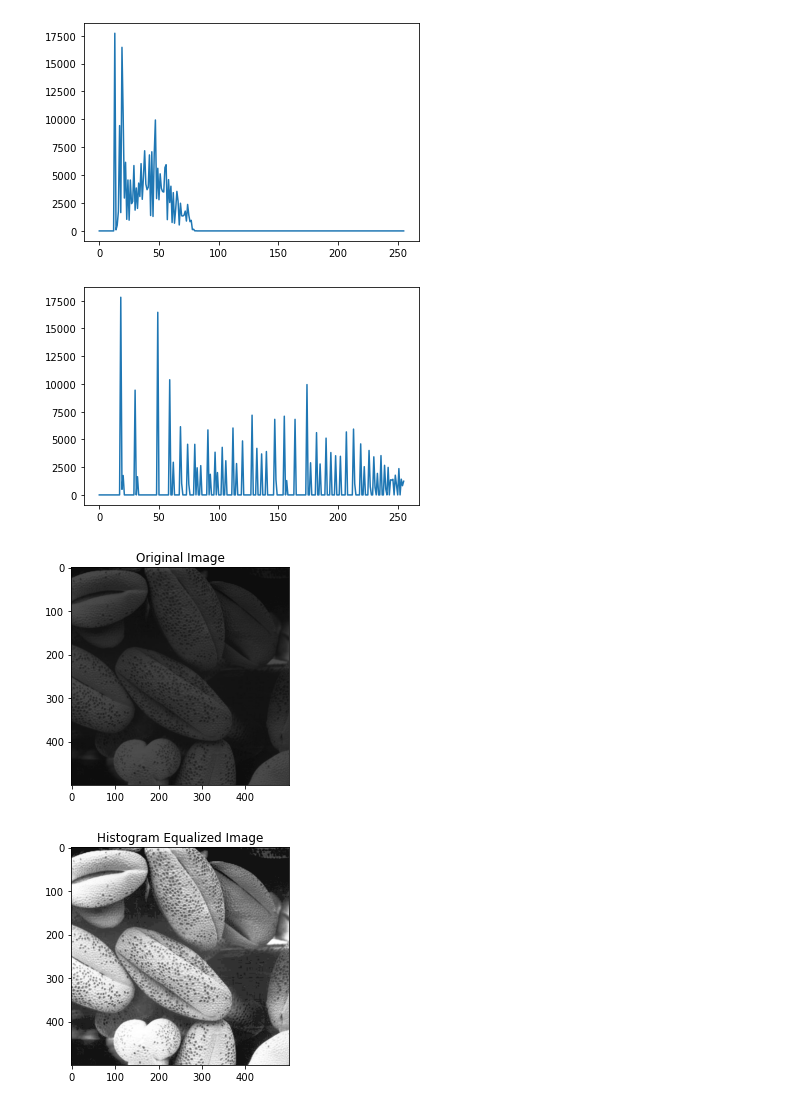
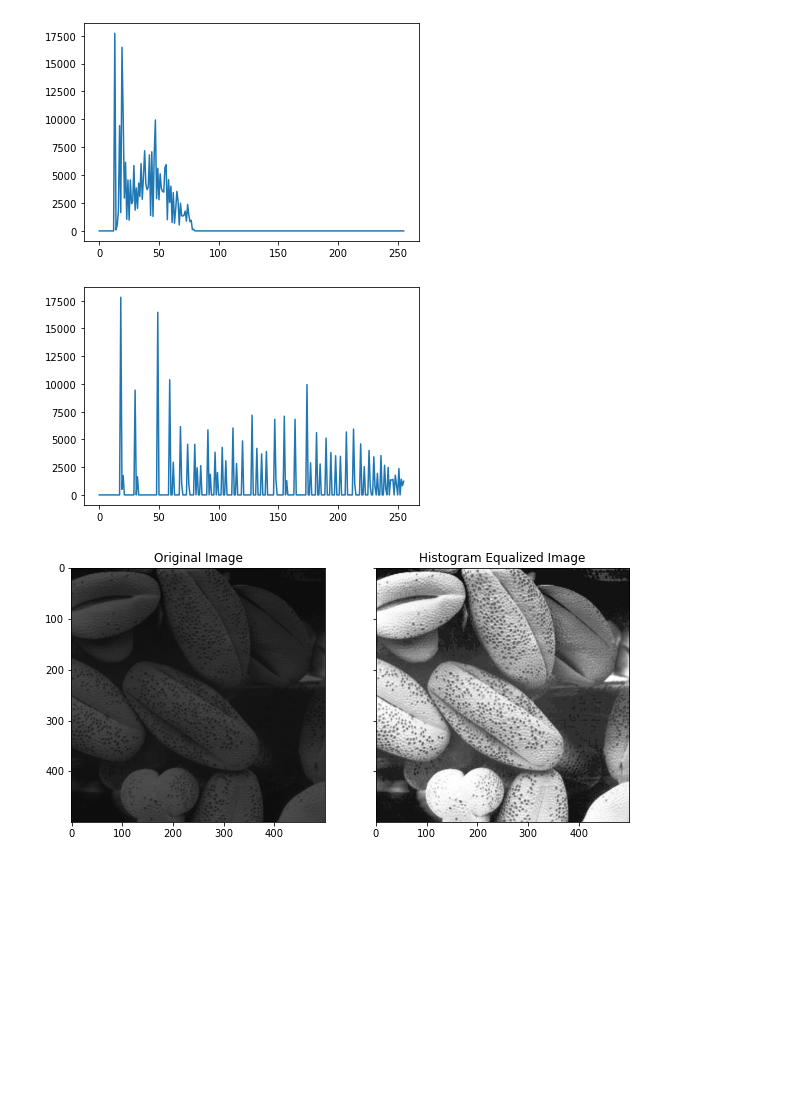
Before and after one commit to nifla2000/EN2550-Codings, a Jupyter notebook: Assignment1.ipynb, the cells around one changed output. Drawn from its saved outputs; the diff is of its cells as text; code cells hidden in the pictures; blank space fills up the shorter version.

```diff
--- a/Assignment1.ipynb
+++ b/Assignment1.ipynb
@@ -80,15 +68,6 @@ cv.imshow('Image',gw)
 cv.waitKey(0)
 cv.destroyAllWindows()
 
-plt.figure()
-plt.imshow(cv.cvtColor(im, cv.COLOR_BGR2RGB))
-plt.title("original image")
-plt.show()
-plt.figure()
-plt.imshow(cv.cvtColor(gw, cv.COLOR_BGR2RGB))
-plt.title("Intensity transformed image")
-plt.show()
-
 #Extracting Gray Matters
 t3=np.linspace(0,0,35)
 t4=np.linspace(0,255,1)
@@ -111,9 +90,15 @@ cv.imshow('Image',gg)
 cv.waitKey(0)
 cv.destroyAllWindows()
 
-plt.figure()
-plt.imshow(cv.cvtColor(gg, cv.COLOR_BGR2RGB))
-plt.title("Intensity transformed image")
+fig,ax=plt.subplots(1,3,sharex='all',sharey='all',figsize=(15,5))
+ax[0].imshow(cv.cvtColor(im, cv.COLOR_BGR2RGB))
+ax[0].set_title("Original image")
+ax[1].imshow(cv.cvtColor(gw, cv.COLOR_BGR2RGB))
+ax[1].set_title("White Matter")
+ax[2].imshow(cv.cvtColor(gg, cv.COLOR_BGR2RGB))
+ax[2].set_title("Gray Matter")
+for i in range(3):
+    ax[i].axis('off')
 plt.show()
 # %% [output]
 [figure]
@@ -207,40 +185,36 @@ def histogram_equalization(image,length):
 
     #cumulation
     sum=0
     for i in range(256):
         sum+=pixels[i,1]
         pixels[i,1]=sum
         pixels[i,1]=round(pixels[i,1]*255/length)
     histogram_image=np.zeros((1,length)).astype(np.uint8)
     for i in range(length):
         histogram_image[0,i]=pixels[image[i],1]
     new_image=histogram_image[0,:]
     return new_image
 
 length=np.shape(img_flatten)[0]
 histogram(img_flatten,length)#histogram of the original image
 hist_equal_img=histogram_equalization(img_flatten,length)
 histogram(hist_equal_img,length) #plot histogram equalized image
 
 histEqualImage=hist_equal_img.reshape(500,500)
 cv.namedWindow('Image',cv.WINDOW_AUTOSIZE)
 cv.imshow('Image',img)
 cv.waitKey(0)
 cv.imshow('image',histEqualImage)
 cv.waitKey(0)
 cv.destroyAllWindows()
 
-plt.figure()
-plt.imshow(cv.cvtColor(img,cv.COLOR_BGR2RGB))
-plt.title("Original Image")
+fig,ax=plt.subplots(1,2,sharex='all',sharey='all',figsize=(10,10))
+ax[0].imshow(cv.cvtColor(img,cv.COLOR_BGR2RGB))
+ax[0].set_title('Original Image')
+ax[1].imshow(cv.cvtColor(histEqualImage,cv.COLOR_BGR2RGB))
+ax[1].set_title('Histogram Equalized Image')
 plt.show()
-
-plt.figure()
-plt.imshow(cv.cvtColor(histEqualImage,cv.COLOR_BGR2RGB))
-plt.title("Histogram Equalized Image")
-plt.show()
 # %% [output]
 [figure]
 [figure]
-[figure, old version]
+[figure, new version]
-[figure, removed]
```
Also changed, not shown: parts of 4 cells of this notebook.
